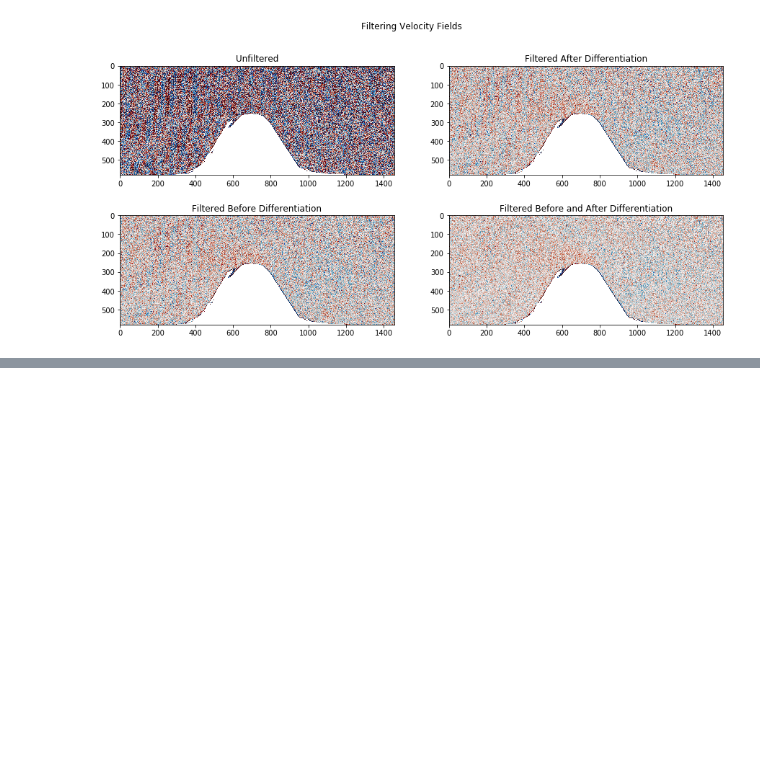
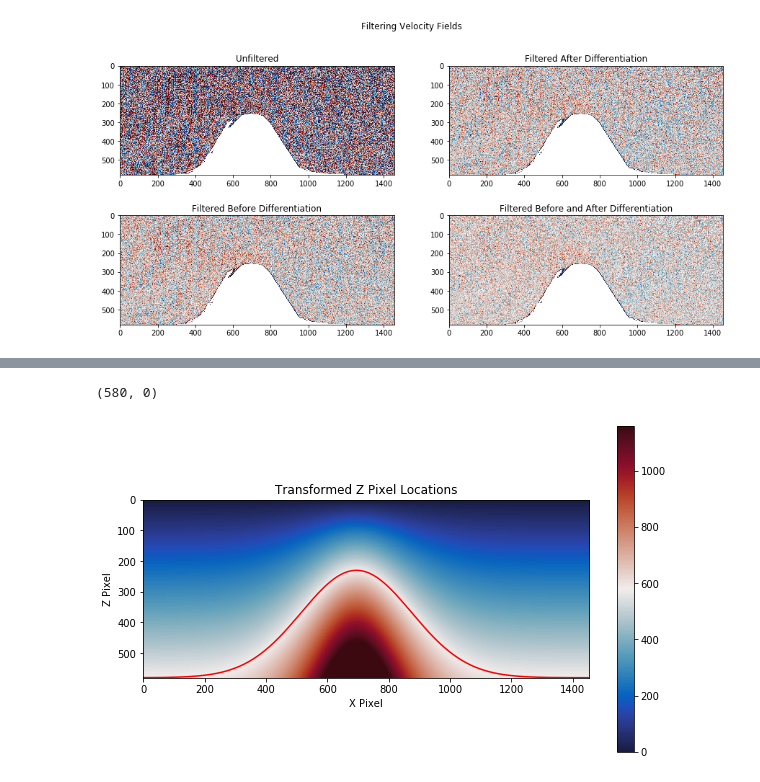
Before and after one commit to callummshaw/Lab_Ridge, a Jupyter notebook: Code/Short Term Visualisation- Fixed.ipynb, the cells around one changed output, grey strips where cells are left out. Saved outputs shown, nothing was run; the diff lists cells and outputs as text; code cells hidden in the pictures; blank space fills up the shorter version.

```diff
--- a/Code/Short Term Visualisation- Fixed.ipynb
+++ b/Code/Short Term Visualisation- Fixed.ipynb
@@ -576,9 +551,0 @@ y
-# %%
-scaled_pixel=np.zeros((y,x))
-for i in range(x):
-    array=pixel_location[:,i]
-    topo=topo_function[i]
-    array = y*(array-topo)/(-topo)
-    scaled_pixel[:,i]=array
-
-scaled_pixel=np.round(scaled_pixel).astype(int)
@@ -604,6 +551,0 @@ scaled_pixel.shape
-# %%
-for i in range(x):
-    for j in range(y):
-        y_coord = scaled_pixel[j,i]
-        f_value = test_raw[::-1][j,i]
-        tester[y_coord,i]=f_value
@@ -713,0 +590,13 @@ array([[   0.,    0.,    0., ...,    0.,    0.,    0.],
+# %%
+#plotting transformed coordinates
+plt.figure(figsize=(10,6))
+plt.imshow(zt, cmap=cmo.cm.balance, vmin=0, vmax=580*2)
+plt.plot(topo_function, color='r')
+plt.xlabel('X Pixel')
+plt.ylabel('Z Pixel')
+plt.title('Transformed Z Pixel Locations')
+plt.colorbar()
+plt.ylim(580,0)
+# %% [output]
+(580, 0)
+[figure, added]
```
Also changed, not shown: parts of 42 cells of this notebook.
